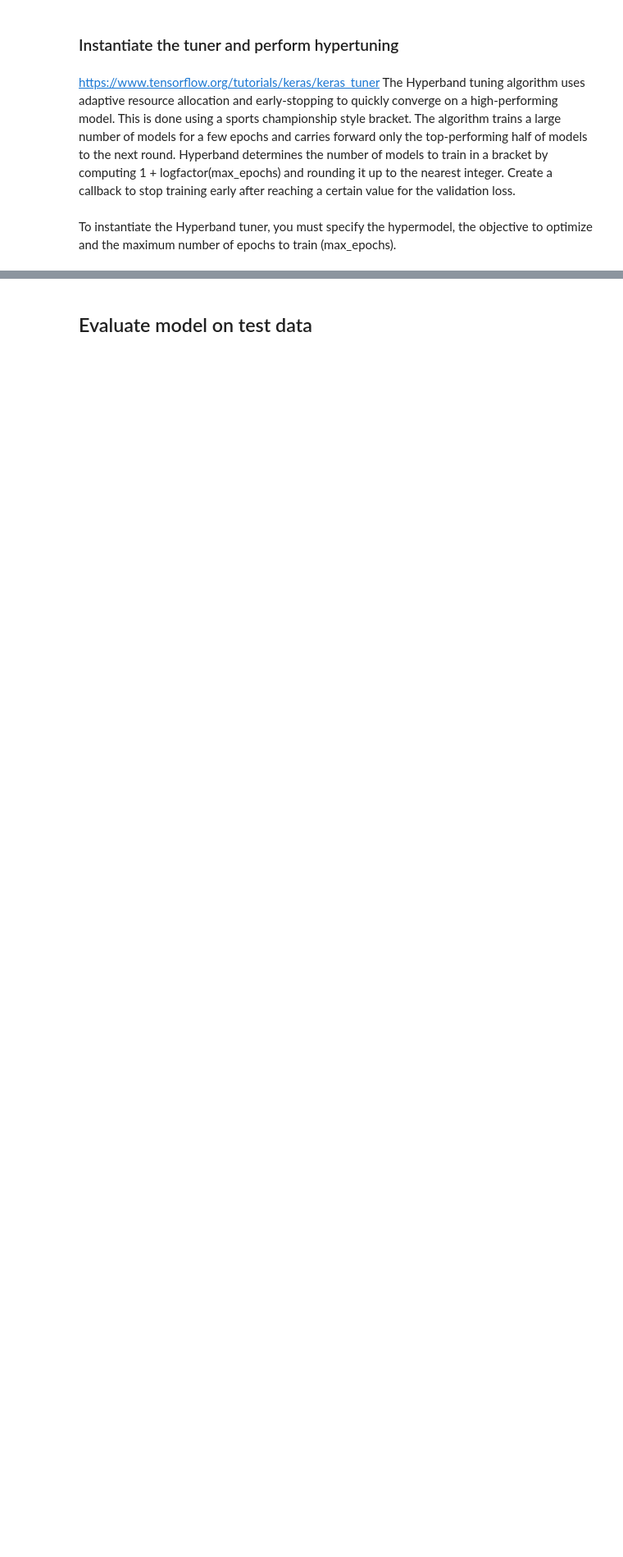
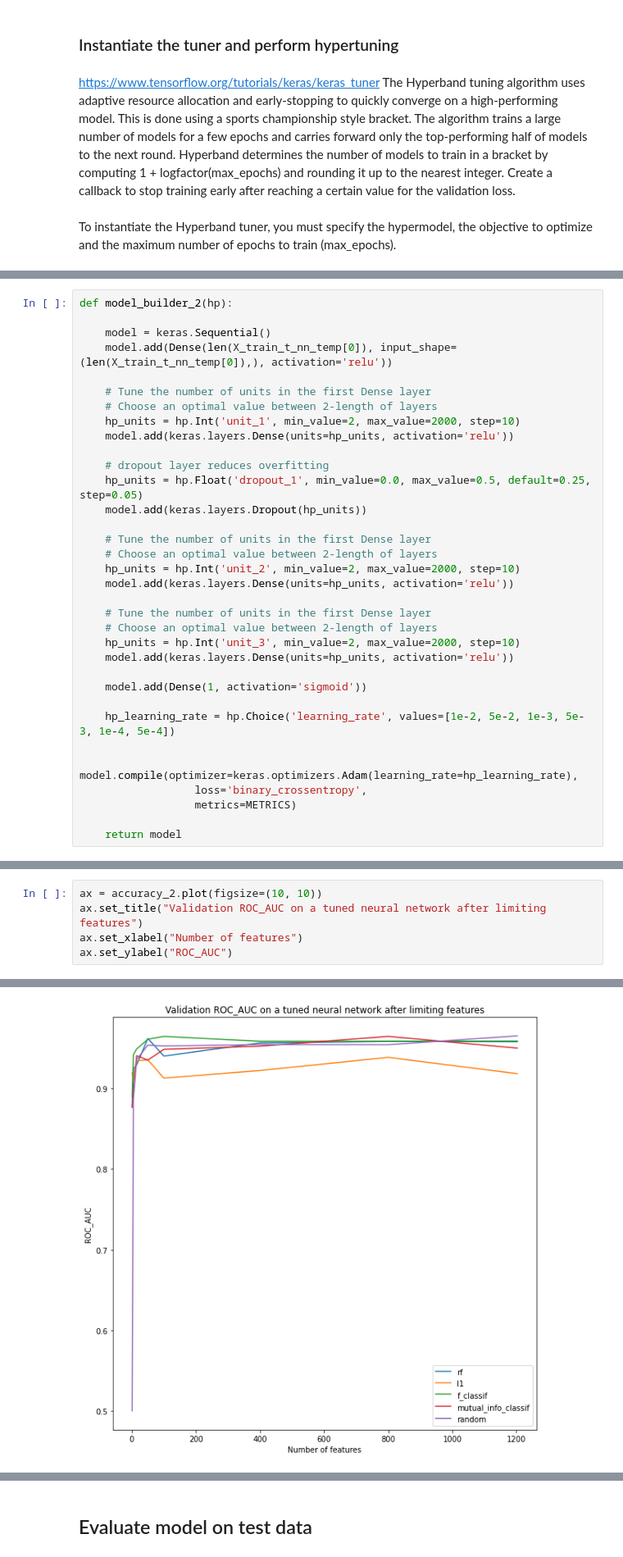
Before and after one commit to Zoya-Anwar/PythonSmellClassifiers-Mark, a Jupyter notebook: smell-classifier.py.ipynb, the cells around one changed output, grey strips where cells are left out. Shown at 82% size. Drawn from its saved outputs; the diff is of its cells as text; blank space fills up the shorter version.

```diff
--- a/smell-classifier.py.ipynb
+++ b/smell-classifier.py.ipynb
@@ -1316,0 +1266,34 @@ Epoch 15/15
+# %%
+def model_builder_2(hp):
+
+    model = keras.Sequential()
+    model.add(Dense(len(X_train_t_nn_temp[0]), input_shape=(len(X_train_t_nn_temp[0]),), activation='relu'))
+
+    # Tune the number of units in the first Dense layer
+    # Choose an optimal value between 2-length of layers
+    hp_units = hp.Int('unit_1', min_value=2, max_value=2000, step=10)
+    model.add(keras.layers.Dense(units=hp_units, activation='relu'))
+
+    # dropout layer reduces overfitting
+    hp_units = hp.Float('dropout_1', min_value=0.0, max_value=0.5, default=0.25, step=0.05)
+    model.add(keras.layers.Dropout(hp_units))
+
+    # Tune the number of units in the first Dense layer
+    # Choose an optimal value between 2-length of layers
+    hp_units = hp.Int('unit_2', min_value=2, max_value=2000, step=10)
+    model.add(keras.layers.Dense(units=hp_units, activation='relu'))
+
+    # Tune the number of units in the first Dense layer
+    # Choose an optimal value between 2-length of layers
+    hp_units = hp.Int('unit_3', min_value=2, max_value=2000, step=10)
+    model.add(keras.layers.Dense(units=hp_units, activation='relu'))
+
+    model.add(Dense(1, activation='sigmoid'))
+
+    hp_learning_rate = hp.Choice('learning_rate', values=[1e-2, 5e-2, 1e-3, 5e-3, 1e-4, 5e-4])
+
+    model.compile(optimizer=keras.optimizers.Adam(learning_rate=hp_learning_rate),
+                  loss='binary_crossentropy',
+                  metrics=METRICS)
+
+    return model
@@ -1316,0 +1410,6 @@ Epoch 15/15
+# %%
+ax = accuracy_2.plot(figsize=(10, 10))
+ax.set_title("Validation ROC_AUC on a tuned neural network after limiting features")
+ax.set_xlabel("Number of features")
+ax.set_ylabel("ROC_AUC")
+# %% [output]
@@ -1316,0 +1417 @@ Epoch 15/15
+[figure, added]
```
Also changed, not shown: parts of 60 cells of this notebook.
